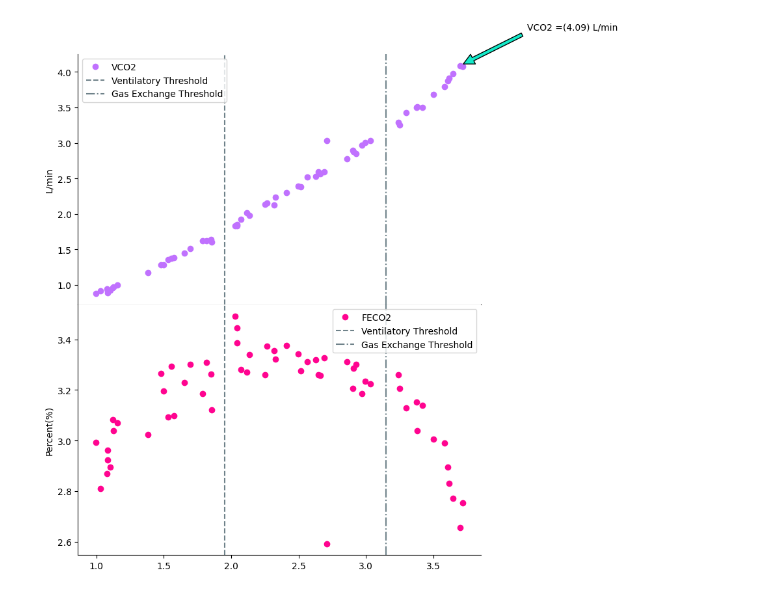
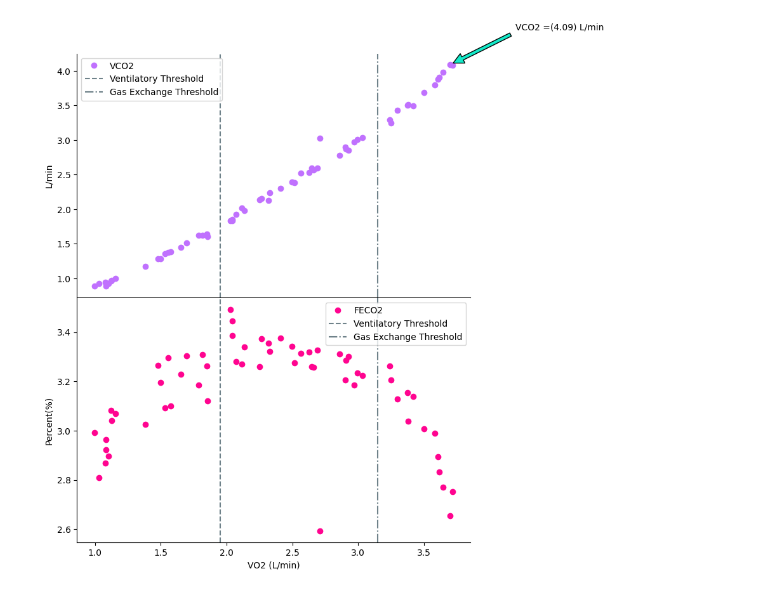
Before and after one commit to LogMac33/KNES381_GitHub, a Jupyter notebook: Python_Project.ipynb, the cells around one changed output. Drawn from its saved outputs; the diff is of its cells as text; code cells hidden in the pictures.

```diff
--- a/Python_Project.ipynb
+++ b/Python_Project.ipynb
@@ -14,42 +14,40 @@ df = df.rename(columns={'# RER':'RER', '# METS':'METS'})
 x = df['VO2']
 y = df['VCO2']
 y1 = (df['VCO2'] / df['VE']) * 100
-y2 = df['FEO2']
 
-# Max VCO2 values
+# Max values
 ymax = max(y)
 xmax = x[y.argmax()]
 
 # Define VT and GET
 VT = 1.95
 GET = 3.15
 
 # Subplot of VCO2
 fig, ax = plt.subplots(2, 1, sharex=True, figsize=(8, 10))
-ax[0].annotate('VCO2 =({}) L/min'.format(round(ymax, 2)),
-               xy=(xmax, ymax), xytext=(xmax+.5, ymax+.5),
+ax[0].annotate('VCO2 =({}) L/min'.format(round(ymax, 2)),xy=(xmax, ymax), xytext=(xmax+.5, ymax+.5),
                arrowprops=dict(facecolor='xkcd:aqua', shrink=0.05),)
 ax[0].plot(x, y, 'o', label=('VCO2'), c='xkcd:easter purple')
-ax[0].axvline(x=VT, color='xkcd:steel grey', linestyle='--', label='Ventilatory Threshold')
-ax[0].axvline(x=GET, color='xkcd:steel grey', linestyle='-.', label='Gas Exchange Threshold')
+ax[0].axvline(x=VT, color='xkcd:steel grey', linestyle='--',label='Ventilatory Threshold')
+ax[0].axvline(x=GET, color='xkcd:steel grey', linestyle='-.',label='Gas Exchange Threshold')
 ax[0].spines[['right', 'top']].set_visible(False)
 ax[0].set(ylabel='L/min')
 ax[0].legend(loc='upper left')
 
 # Subplot of FECO2
 ax[1].plot(x, y1, 'o', label=('FECO2'), c='xkcd:electric pink')
 ax[1].axvline(x=VT, color='xkcd:steel grey', linestyle='--', label='Ventilatory Threshold')
 ax[1].axvline(x=GET, color='xkcd:steel grey', linestyle='-.', label='Gas Exchange Threshold')
 ax[1].spines[['right', 'top']].set_visible(False)
 ax[1].set(ylabel=('Percent(%)'))
+ax[1].set(xlabel=('VO2 (L/min)'))
 ax[1].legend()
 
-
 # Adjusting space between subplots
-plt.subplots_adjust(wspace=0.2, hspace=0.001)
+plt.subplots_adjust(wspace=0.2, hspace=0.004)
 
 # Shows figure
 fig.savefig("VCO2-FECO2-VO2,png", dpi=300, bbox_inches='tight')
 fig.show()
 # %% [output]
-[figure, old version]
+[figure, new version]
```
